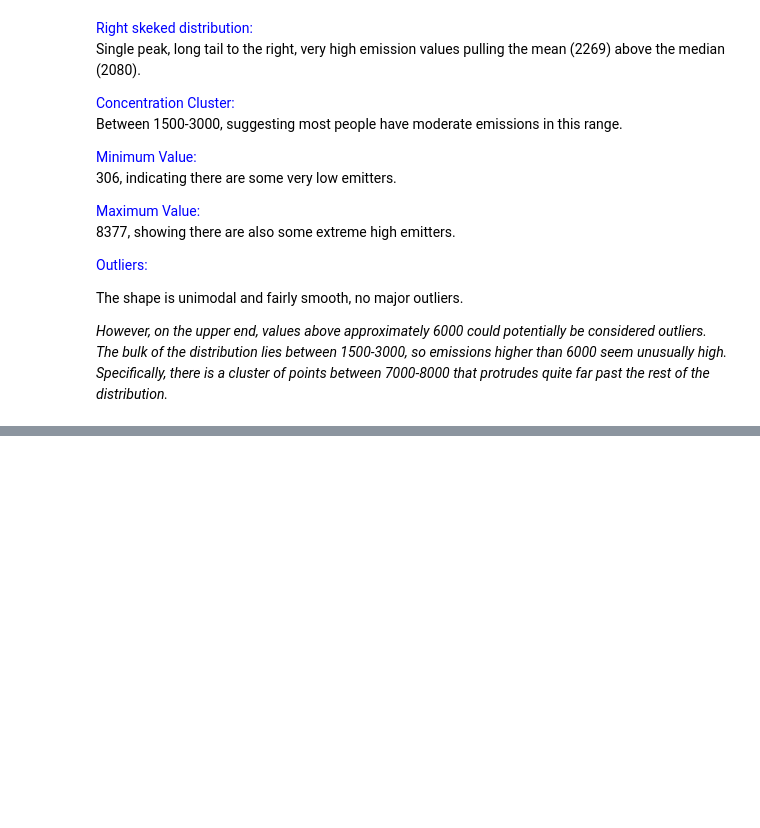
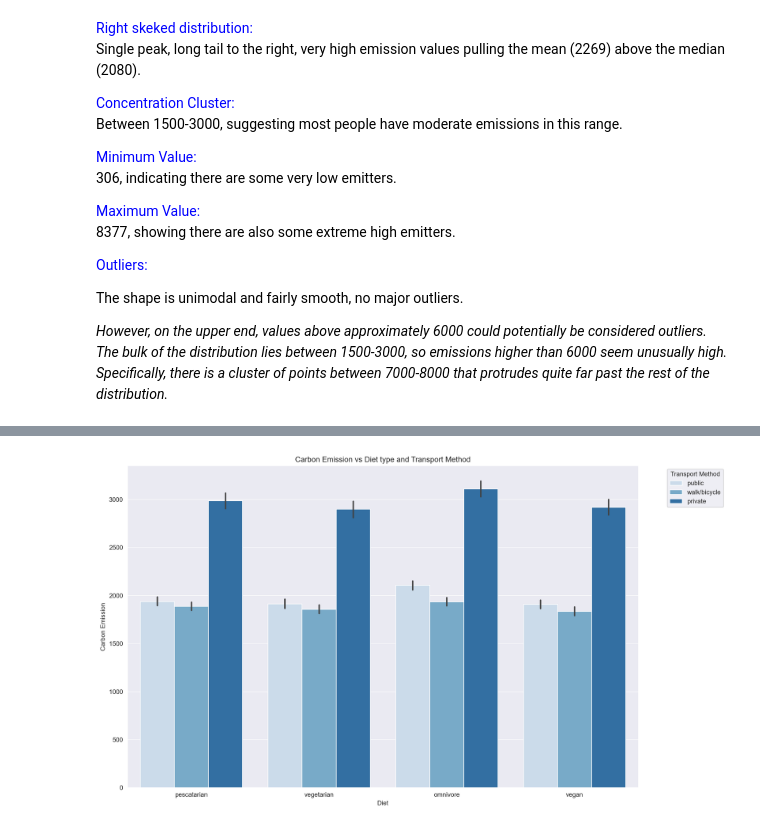
Before and after one commit to zero010010/Usin-ML-to-predict-Carbon-FootPrint-, a Jupyter notebook: src/notebooks/1-Basic_EDA.ipynb, the cells around one changed output, grey strips where cells are left out. Saved outputs shown, nothing was run; the diff lists cells and outputs as text; code cells hidden in the pictures; blank space fills up the shorter version.

```diff
--- a/src/notebooks/1-Basic_EDA.ipynb
+++ b/src/notebooks/1-Basic_EDA.ipynb
@@ -354,0 +286,13 @@ df.to_csv("df_final.csv")
+# %%
+#
+# Diet type vs Transport / Carbon Emissions
+plt.figure(figsize=(14, 8), dpi=200)
+sns.barplot(x='Diet', y='CarbonEmission', hue='Transport', data=df, palette='Blues')
+plt.title('Carbon Emission vs Diet type and Transport Method')
+plt.xlabel('Diet')
+plt.ylabel('Carbon Emission')
+plt.legend(title='Transport Method', bbox_to_anchor=(1.05, 1), loc='upper left')
+plt.tight_layout()
+plt.show()
+# %% [output]
+[figure, added]
```
Also changed, not shown: parts of 38 cells of this notebook, 18 other files.
